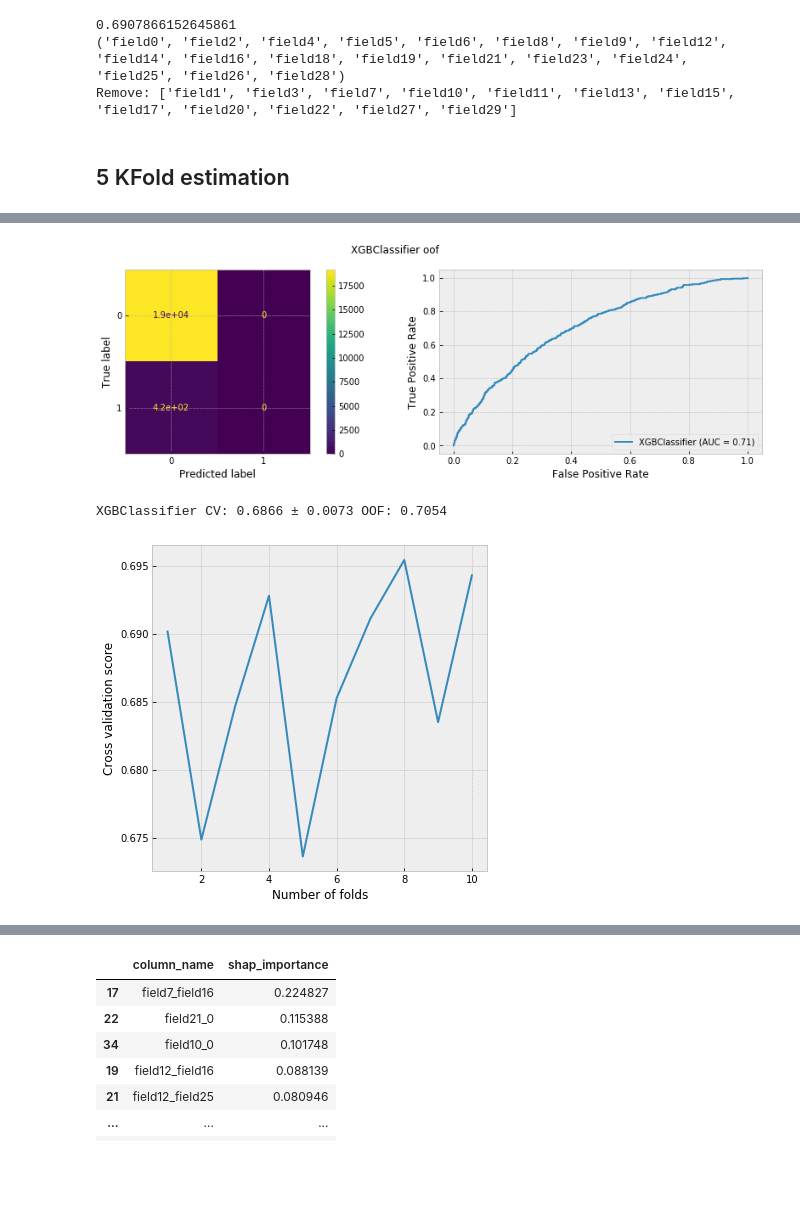
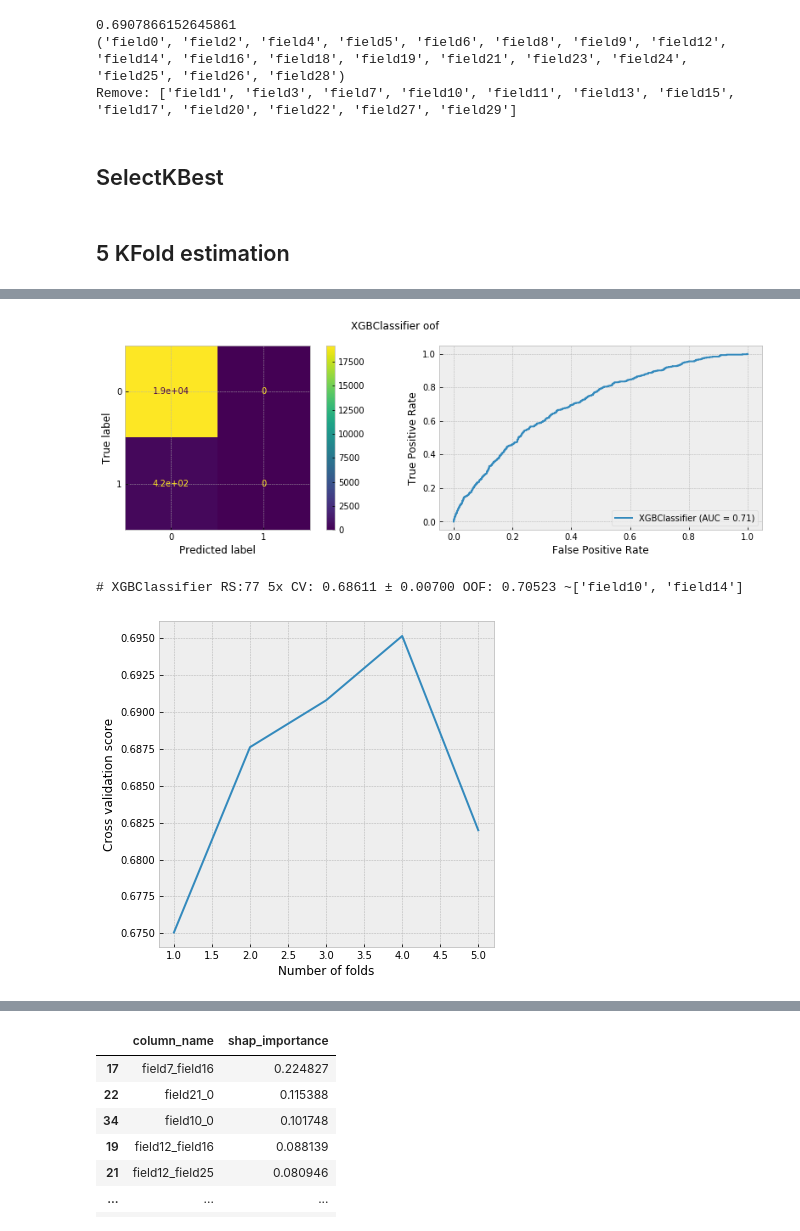
Before and after one commit to andygoosh/OneTwoTrip-Contest, a Jupyter notebook: workinprogress.ipynb, the cells around one changed output, grey strips where cells are left out. Saved outputs shown, nothing was run; the diff lists cells and outputs as text; code cells hidden in the pictures; blank space fills up the shorter version.

```diff
--- a/workinprogress.ipynb
+++ b/workinprogress.ipynb
@@ -69,7 +69,7 @@ logger.setLevel(logging.ERROR)
 pd.options.display.max_rows = 10
 pd.options.display.float_format = '{:.6f}'.format
 
-RS = 79
+RS = 77
 rn.seed(RS)
 tf.random.set_seed(RS)
 np.random.seed(RS)
@@ -657,16 +671,5 @@ for name, class_ in estimators:
 # %% [markdown]
 ## Recursive Feature Elimination
-# %%
-def prepare_data( data ):
-  X = data[FTS]
-  y = []
-
-  if TARGET in data.columns: y = data[TARGET].values.ravel()
-  #X = X.drop(['field5', 'field20'], axis=1)
-  cols = ['field5', 'field20', 'field18', 'field27', 'field29']
-  X = X.drop(cols, axis=1)
-
-  return X, y
 # %%
 %%time
 from sklearn.feature_selection import RFECV
@@ -789,3 +789,5 @@ print(f'Remove: {[x for x in X.columns if x not in sfs1.k_feature_names_]}')
 0.6907866152645861
 ('field0', 'field2', 'field4', 'field5', 'field6', 'field8', 'field9', 'field12', 'field14', 'field16', 'field18', 'field19', 'field21', 'field23', 'field24', 'field25', 'field26', 'field28')
 Remove: ['field1', 'field3', 'field7', 'field10', 'field11', 'field13', 'field15', 'field17', 'field20', 'field22', 'field27', 'field29']
+# %% [markdown]
+## SelectKBest
@@ -793,17 +804,20 @@ Remove: ['field1', 'field3', 'field7', 'field10', 'field11', 'field13', 'field15
 ## 5 KFold estimation
 # %%
 %%time
+# XGBClassifier RS:77 10x CV: 0.68632 ± 0.01004 OOF: 0.70910 ~[]
+# XGBClassifier RS:77 10x CV: 0.68756 ± 0.01044 OOF: 0.70477 ~['field5', 'field18', 'field20', 'field27', 'field29']
+# XGBClassifier RS:77 10x CV: 0.68658 ± 0.00903 OOF: 0.70523 ~['field10', 'field14']
+# XGBClassifier RS:77 10x CV: 0.68625 ± 0.00975 OOF: 0.70811 ~['field5', 'field20'] 0.67496 lb
 
-# XGBClassifier CV: 0.6863 ± 0.0080 OOF: 0.7024 ~['field5', 'field20', 'field18', 'field27', 'field29']
-# XGBClassifier CV: 0.6872 ± 0.0084 OOF: 0.7001 all fts
-# XGBClassifier CV: 0.6866 ± 0.0073 OOF: 0.7054 ~['field5', 'field20'] 0.67496 lb
+# XGBClassifier RS:77 5x CV: 0.68611 ± 0.00700 OOF: 0.70523 ~['field10', 'field14']
+# XGBClassifier RS:77 5x CV: 0.68655 ± 0.00717 OOF: 0.70138 ~['field10', 'field14']
+
 X, y = prepare_data(df_train)
-n_folds = 10
+n_folds = 5
 
+skf = StratifiedKFold(n_splits=n_folds, shuffle=True, random_state=RS)
 model = XGBClassifier(**get_best_params_xgbc())
-scores = cross_val_score(model, X, y, scoring='roc_auc', verbose=1, n_jobs=-1,
-                          cv=StratifiedKFold(n_splits=n_folds, shuffle=True, random_state=RS),
-                          )
+scores = cross_val_score(model, X, y, scoring='roc_auc', verbose=1, n_jobs=-1, cv=skf)
 
 model.fit(X, y,
         eval_set=[prepare_data(df_oof)],
@@ -814,11 +828,12 @@ model.fit(X, y,
         )
 
 # estimate OOF
-print('{:} CV: {:.4f} ± {:.4f} OOF: {:.4f}'.format(type(model).__name__, np.mean(scores), np.std(scores), oof_estimate_plot(model)))
+oof = oof_estimate_plot(model)
+print(f'# {type(model).__name__} RS:{RS} {n_folds}x CV: {np.mean(scores):.5f} ± {np.std(scores):.5f} OOF: {oof:.5f} ~{[x for x in FTS if x not in X.columns]}')
 # plot CV scores
 plt.figure()
-plt.xlabel("Number of folds")
-plt.ylabel("Cross validation score")
+plt.xlabel('Number of folds')
+plt.ylabel('Cross validation score')
 plt.plot(range(1, len(scores) + 1), scores)
 plt.show()
 # %% [output]
@@ -827,3 +842,3 @@ plt.show()
 [figure]
-XGBClassifier CV: 0.6866 ± 0.0073 OOF: 0.7054
+# XGBClassifier RS:77 5x CV: 0.68611 ± 0.00700 OOF: 0.70523 ~['field10', 'field14']
-[figure, old version]
+[figure, new version]
```
Also changed, not shown: parts of 10 cells of this notebook.
